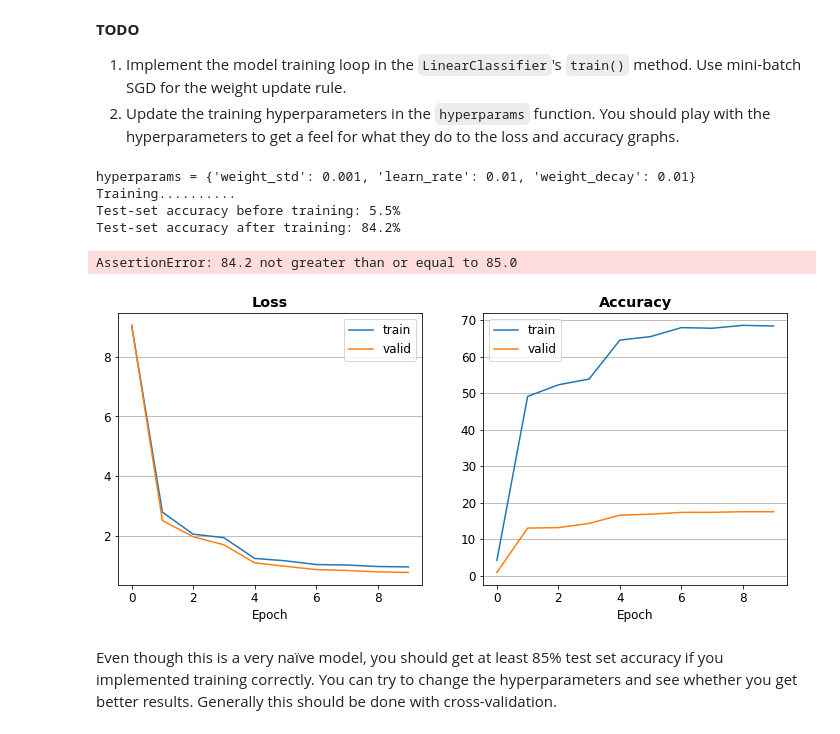
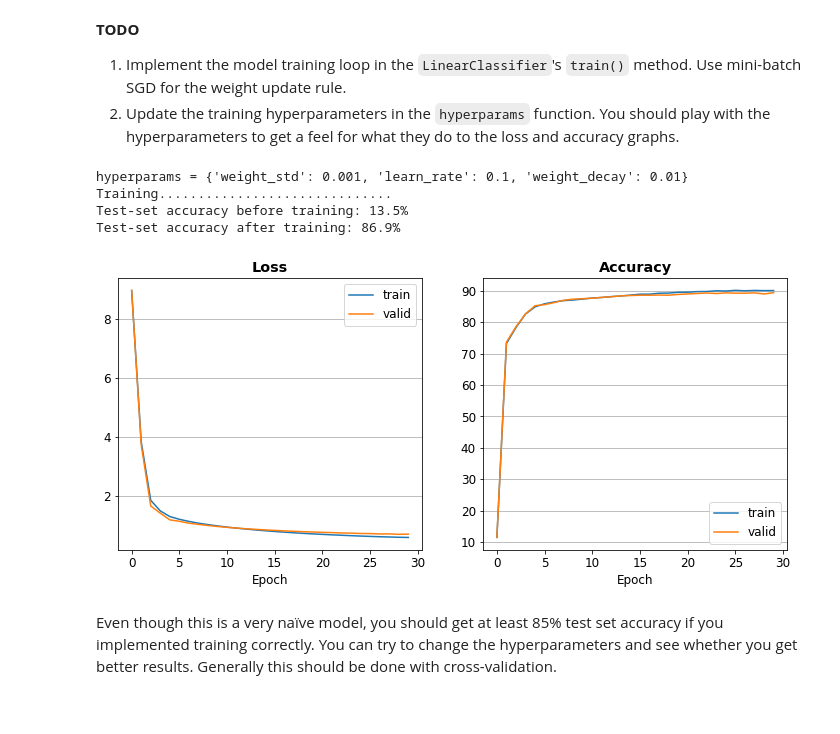
Before and after one commit to Ofir-Shechtman/CS236781-Deep-Learning-hw1, a Jupyter notebook: Part3_LinearClassifier.ipynb, the cells around one changed output. Drawn from its saved outputs; the diff is of its cells as text; code cells hidden in the pictures.

```diff
--- a/Part3_LinearClassifier.ipynb
+++ b/Part3_LinearClassifier.ipynb
@@ -511,41 +514,40 @@ print('hyperparams =', hp)
 lin_cls = hw1linear.LinearClassifier(n_features, n_classes, weight_std=hp['weight_std'])
 
 # Evaluate on the test set
 x_test, y_test = dl_utils.flatten(dl_test)
 y_test_pred , _= lin_cls.predict(x_test)
 test_acc_before = lin_cls.evaluate_accuracy(y_test, y_test_pred)
 
 # Train the model
 svm_loss_fn = SVMHingeLoss()
 train_res, valid_res = lin_cls.train(dl_train, dl_valid, svm_loss_fn,
                                     learn_rate=hp['learn_rate'], weight_decay=hp['weight_decay'],
-                                    max_epochs=10)
-
+                                    max_epochs=30)
+#print(train_res, valid_res)
 # Re-evaluate on the test set
 y_test_pred , _= lin_cls.predict(x_test)
 test_acc_after = lin_cls.evaluate_accuracy(y_test, y_test_pred)
 
 # Plot loss and accuracy
 fig, axes = plt.subplots(nrows=1, ncols=2, figsize=(12,5))
 for i, loss_acc in enumerate(('loss', 'accuracy')):
     axes[i].plot(getattr(train_res, loss_acc))
     axes[i].plot(getattr(valid_res, loss_acc))
     axes[i].set_title(loss_acc.capitalize(), fontweight='bold')
     axes[i].set_xlabel('Epoch')
     axes[i].legend(('train', 'valid'))
     axes[i].grid(which='both', axis='y')
 
 # Check test set accuracy
 print(f'Test-set accuracy before training: {test_acc_before:.1f}%')
 print(f'Test-set accuracy after training: {test_acc_after:.1f}%')
 test.assertGreaterEqual(test_acc_after, 85.0)
 # %% [output]
-hyperparams = {'weight_std': 0.001, 'learn_rate': 0.01, 'weight_decay': 0.01}
-Training..........
-Test-set accuracy before training: 5.5%
-Test-set accuracy after training: 84.2%
+hyperparams = {'weight_std': 0.001, 'learn_rate': 0.1, 'weight_decay': 0.01}
+Training..............................
+Test-set accuracy before training: 13.5%
+Test-set accuracy after training: 86.9%
-AssertionError: 84.2 not greater than or equal to 85.0
-[figure, old version]
+[figure, new version]
 # %% [markdown]
 Even though this is a very naïve model, you should get at least 85% test set accuracy if you implemented training correctly. You can try to change the hyperparameters and see whether you get better results. Generally this should be done with cross-validation.
 # %% [markdown]
```
Also changed, not shown: parts of 6 cells of this notebook, 7 other files.
